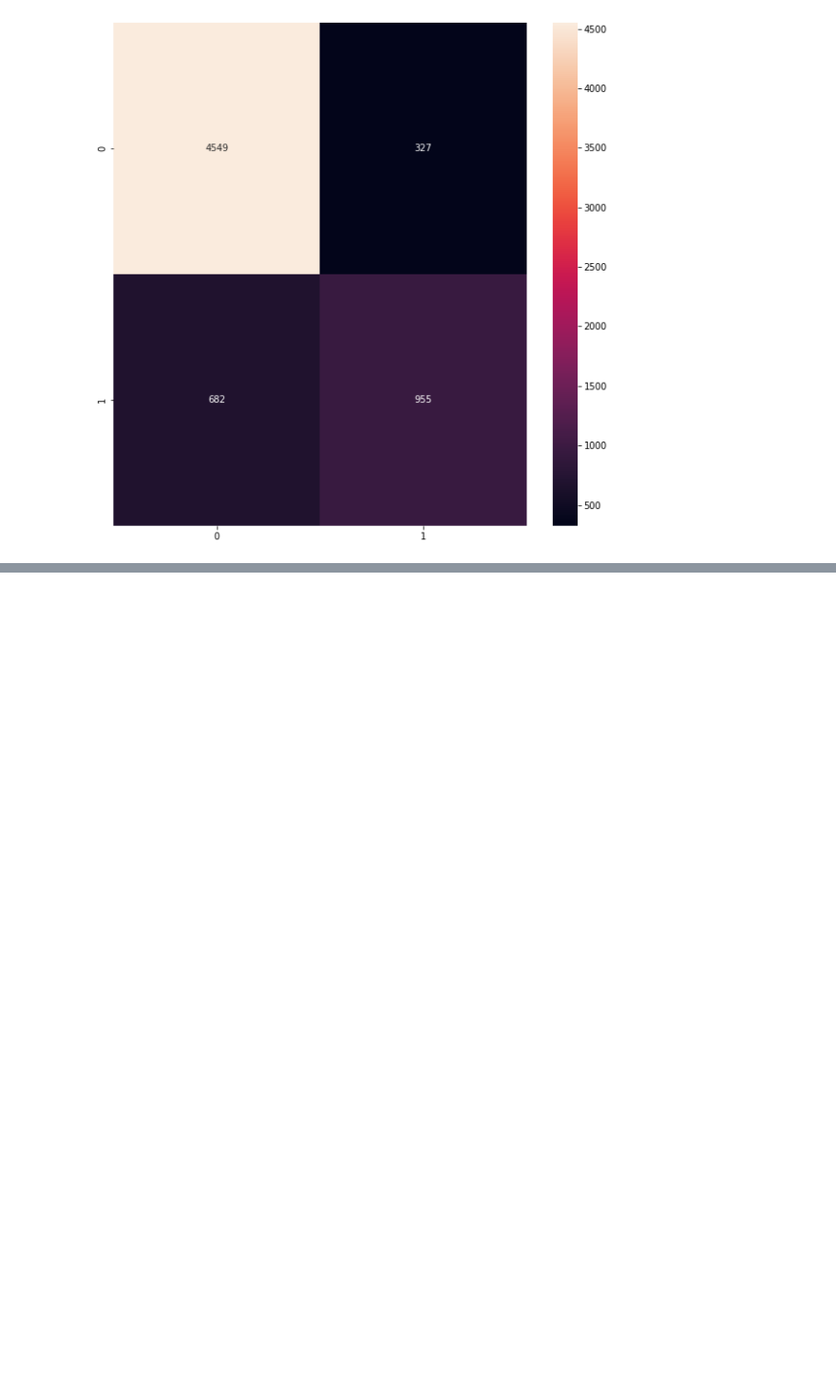
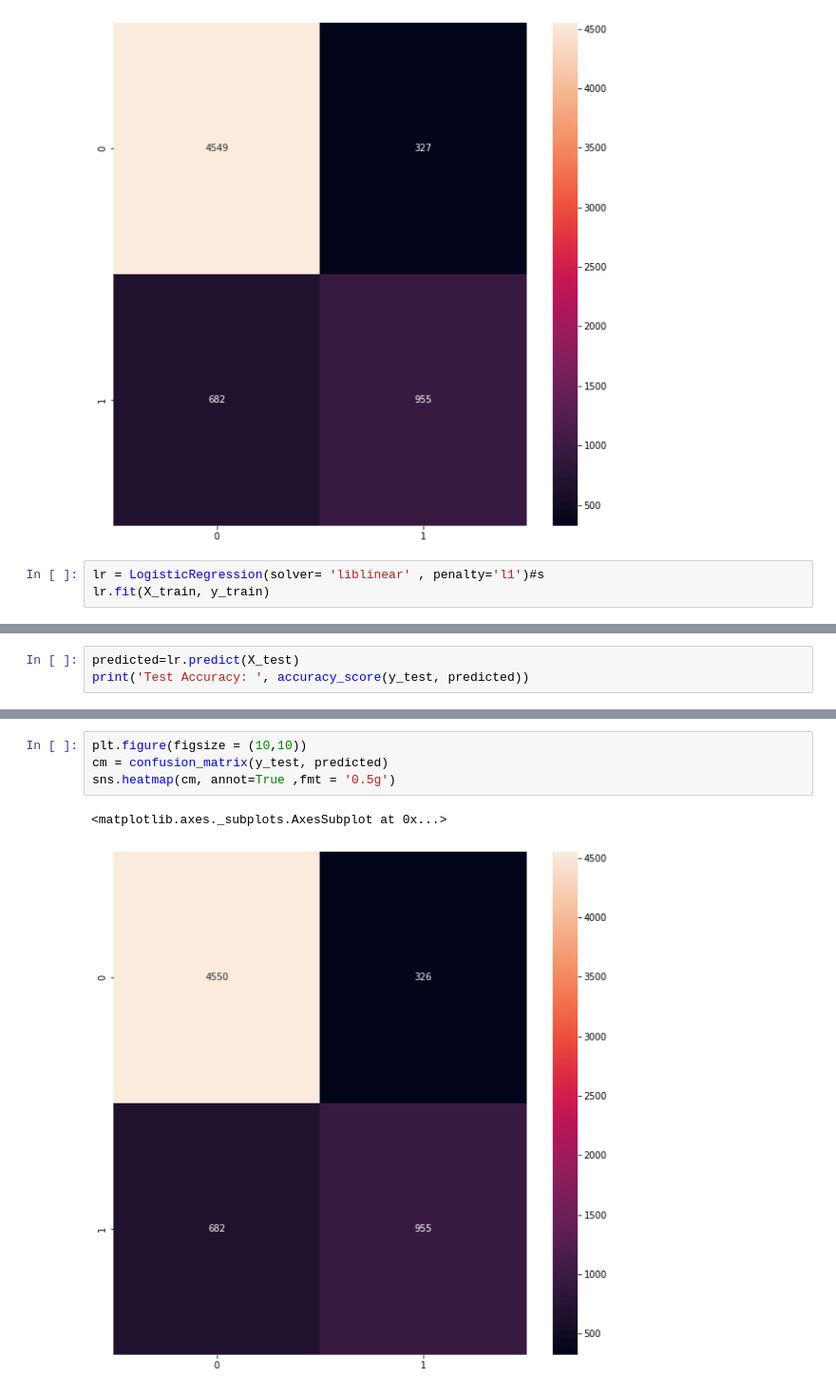
Before and after one commit to arpitsharma27/RegressionTechniques, a Jupyter notebook: LogisticRegressionXGBoost.ipynb, the cells around one changed output, grey strips where cells are left out. Shown at 95% size. Drawn from its saved outputs; the diff is of its cells as text; blank space fills up the shorter version.

```diff
--- a/LogisticRegressionXGBoost.ipynb
+++ b/LogisticRegressionXGBoost.ipynb
@@ -644,3 +644,6 @@ sns.heatmap(cm, annot=True ,fmt = '0.5g')
 # %% [output]
 <matplotlib.axes._subplots.AxesSubplot at 0x...>
 [figure]
+# %%
+lr = LogisticRegression(solver= 'liblinear' , penalty='l1')#s
+lr.fit(X_train, y_train)
@@ -646,0 +656,3 @@ sns.heatmap(cm, annot=True ,fmt = '0.5g')
+# %%
+predicted=lr.predict(X_test)
+print('Test Accuracy: ', accuracy_score(y_test, predicted))
@@ -646,0 +672,7 @@ sns.heatmap(cm, annot=True ,fmt = '0.5g')
+# %%
+plt.figure(figsize = (10,10))
+cm = confusion_matrix(y_test, predicted)
+sns.heatmap(cm, annot=True ,fmt = '0.5g')
+# %% [output]
+<matplotlib.axes._subplots.AxesSubplot at 0x...>
+[figure, added]
```
Also changed, not shown: parts of 3 cells of this notebook.
